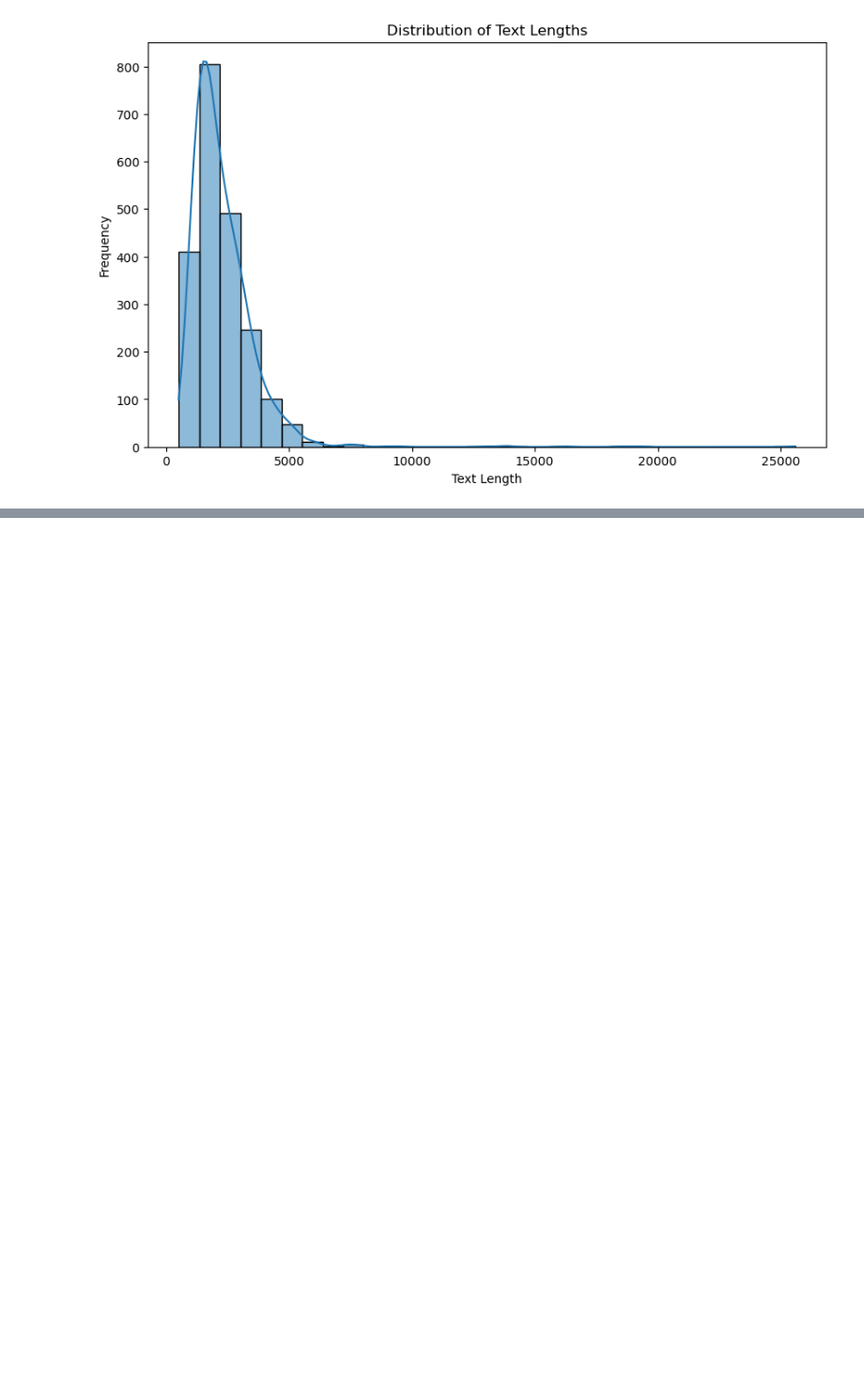
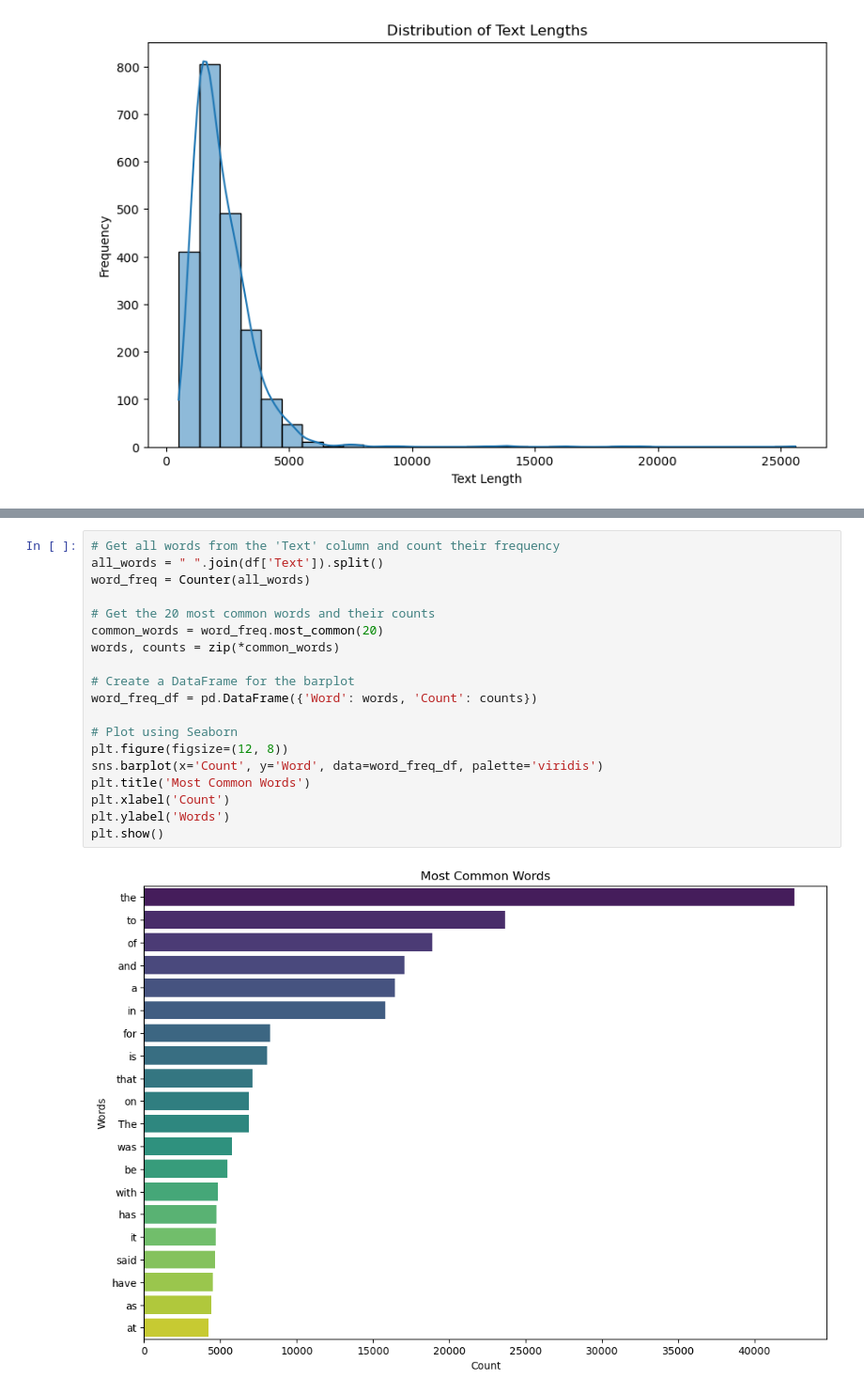
Before and after one commit to NANITH777/Text_Classification, a Jupyter notebook: model.ipynb, the cells around one changed output, grey strips where cells are left out. Shown at 94% size. Saved outputs shown, nothing was run; the diff lists cells and outputs as text; blank space fills up the shorter version.

Commit message:
Visualization

```diff
--- a/model.ipynb
+++ b/model.ipynb
@@ -212,0 +214,21 @@ The figure layout has changed to tight
+# %%
+# Get all words from the 'Text' column and count their frequency
+all_words = " ".join(df['Text']).split()
+word_freq = Counter(all_words)
+
+# Get the 20 most common words and their counts
+common_words = word_freq.most_common(20)
+words, counts = zip(*common_words)
+
+# Create a DataFrame for the barplot
+word_freq_df = pd.DataFrame({'Word': words, 'Count': counts})
+
+# Plot using Seaborn
+plt.figure(figsize=(12, 8))
+sns.barplot(x='Count', y='Word', data=word_freq_df, palette='viridis')
+plt.title('Most Common Words')
+plt.xlabel('Count')
+plt.ylabel('Words')
+plt.show()
+# %% [output]
+[figure, added]
```
Also changed, not shown: parts of 1 cell of this notebook.
